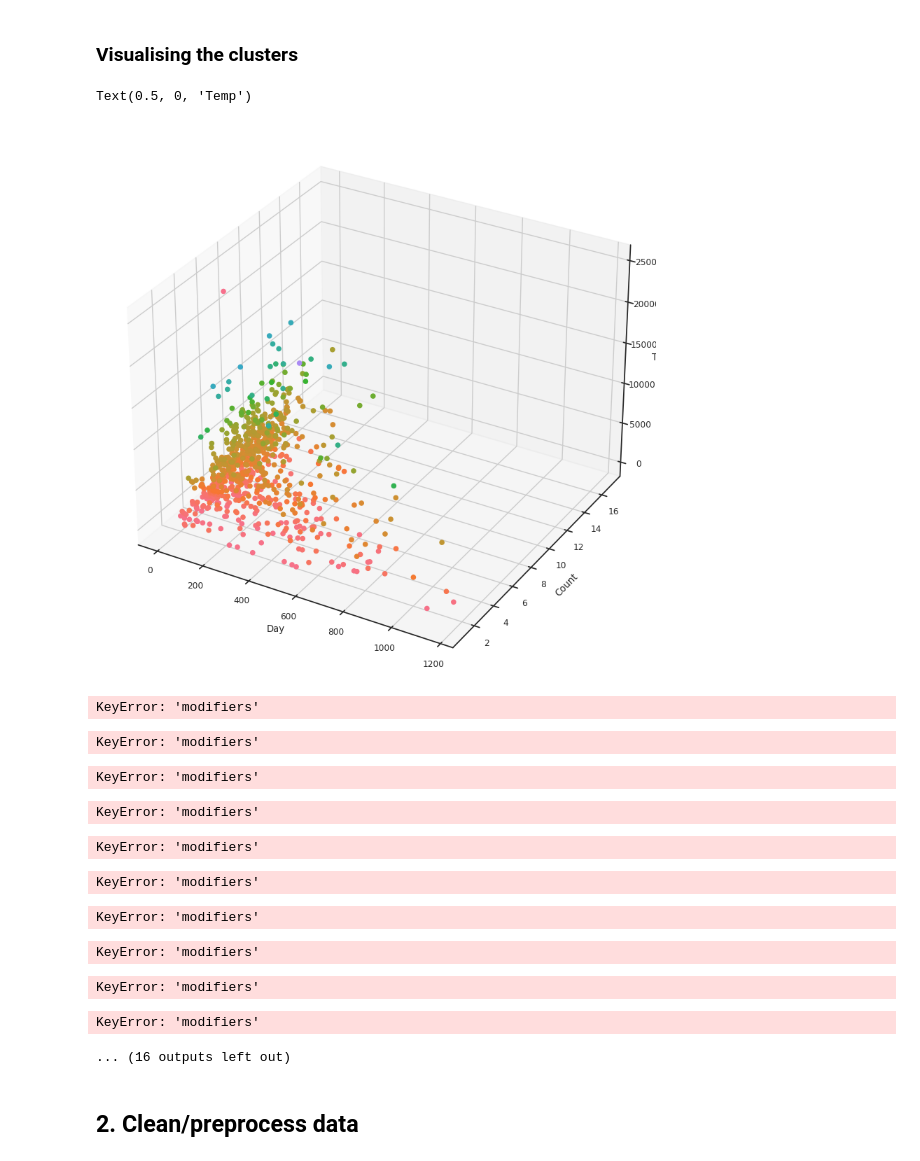
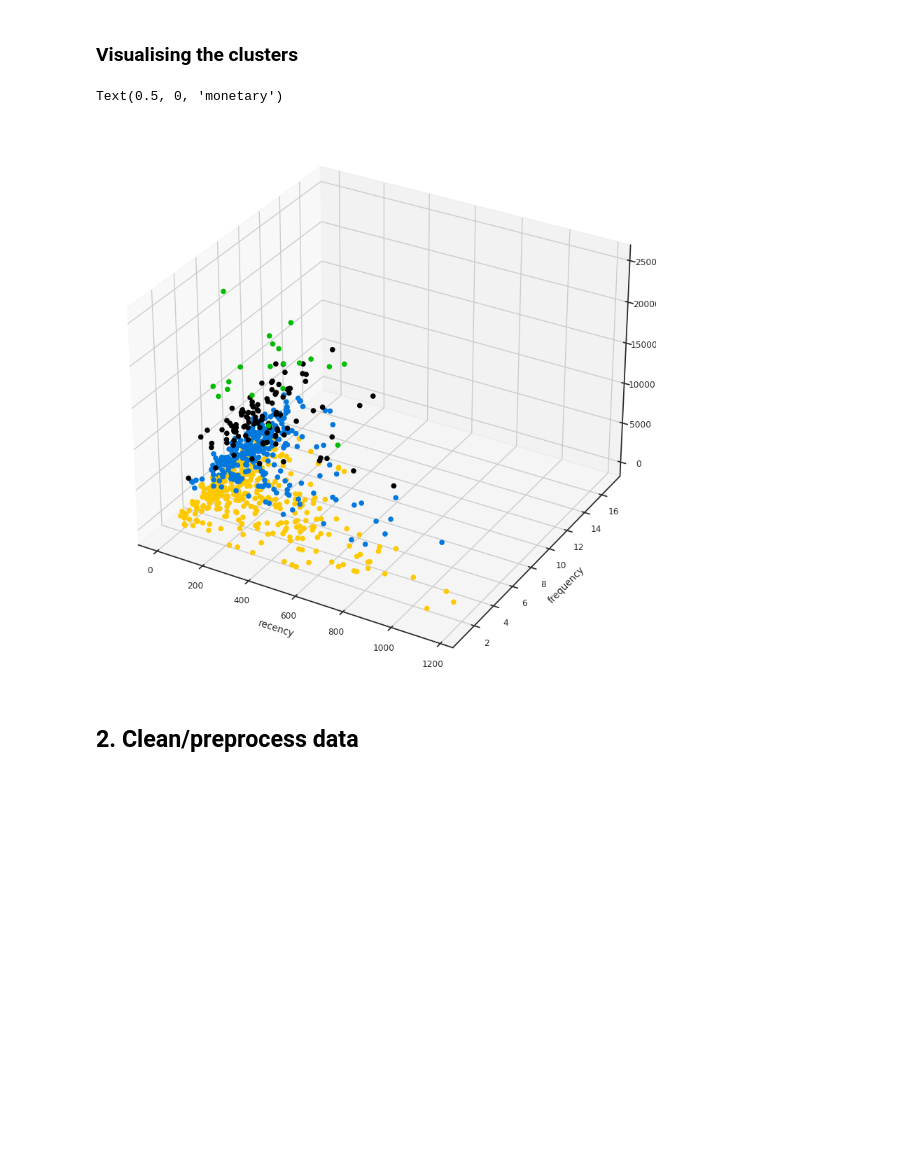
Before and after one commit to sian0x0/CA-data-science, a Jupyter notebook: 2-5/Clustering with K-means for eCommerce.ipynb, the cells around one changed output. Saved outputs shown, nothing was run; the diff lists cells and outputs as text; code cells hidden in the pictures; blank space fills up the shorter version.

```diff
--- a/2-5/Clustering with K-means for eCommerce.ipynb
+++ b/2-5/Clustering with K-means for eCommerce.ipynb
@@ -98,5 +100,5 @@ Because this data is old, we will on this occasion take "today" to be the last d
 # %%
-today_date = df.order_date.max()
+today_date = df.order_date.max()+dt.timedelta(days=1)
 # %% [markdown]
 Now to transform into a df containing only: | Customer ID | Recency | Frequency | Monetary |
 # %%
@@ -353,39 +336,29 @@ metrics.silhouette_score(rfm, label_list, metric='correlation')
 # %%
 # data columns
 x = rfm.recency
 y = rfm.frequency
 z = rfm.monetary
 
 # invoke ipympl magic to view embedded interactive graph
 %matplotlib ipympl
 
 # get colours
-cmap = ListedColormap(sns.color_palette("husl", 256).as_hex())
+#cmap0 = ListedColormap(sns.color_palette("husl", 256).as_hex())
+cluster_colors = cm.nipy_spectral(label_list.astype(float) / n_clusters0)
 
 # fig and axes instances in 3D
 fig = plt.figure(figsize=(8,8))
 ax = Axes3D(fig)
 fig.add_axes(ax)
 
 # plot
-sc = ax.scatter(x, y, z, c=z, cmap=cmap, alpha=1)
-ax.set_xlabel("Day")
-ax.set_ylabel("Count")
-ax.set_zlabel("Temp")
+sc = ax.scatter(x, y, z, c=cluster_colors, alpha=1)
+ax.set_xlabel("recency")
+ax.set_ylabel("frequency")
+ax.set_zlabel("monetary")
 # %% [output]
-Text(0.5, 0, 'Temp')
+Text(0.5, 0, 'monetary')
-[figure, old version]
+[figure, new version]
-KeyError: 'modifiers'
-KeyError: 'modifiers'
-KeyError: 'modifiers'
-KeyError: 'modifiers'
-KeyError: 'modifiers'
-KeyError: 'modifiers'
-KeyError: 'modifiers'
-KeyError: 'modifiers'
-KeyError: 'modifiers'
-KeyError: 'modifiers'
-... (16 outputs left out)
 # %% [markdown]
 ## 2. Clean/preprocess data
 # %% [markdown]
```
Also changed, not shown: parts of 41 cells of this notebook.
